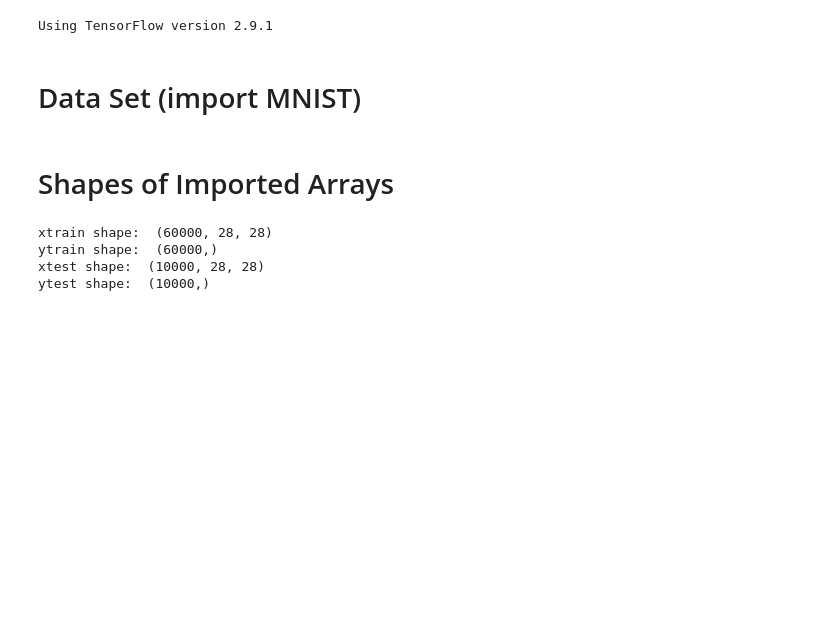
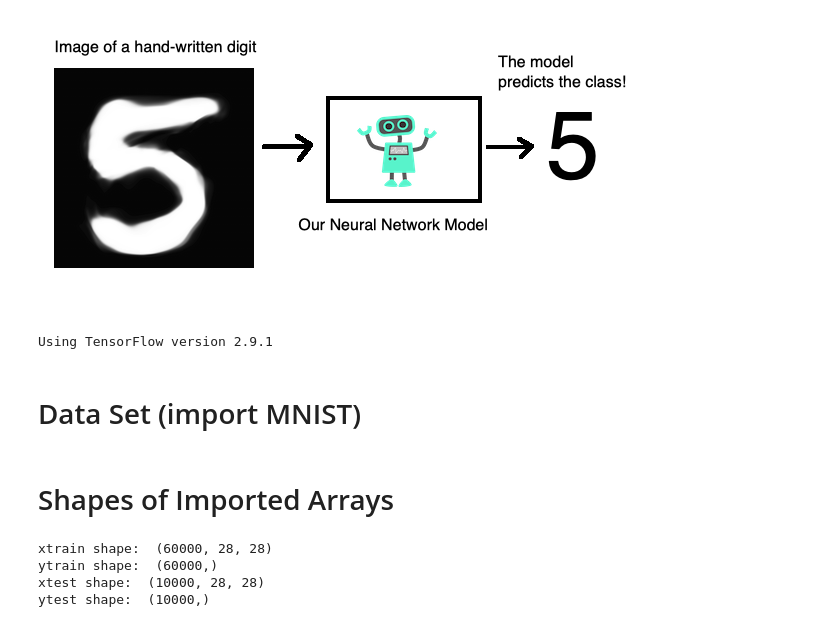
Before and after one commit to jabedkhanjb/Basic-Image-Classification-, a Jupyter notebook: Basic Image Classification.ipynb, the cells around one changed output. Saved outputs shown, nothing was run; the diff lists cells and outputs as text; code cells hidden in the pictures; blank space fills up the shorter version.

```diff
--- a/Basic Image Classification.ipynb
+++ b/Basic Image Classification.ipynb
@@ -1,3 +1,8 @@
+# %%
+from IPython.display import Image
+Image("image/1_1.png")
+# %% [output]
+[figure, added]
 # %%
 import tensorflow as tf
 
```
Also changed, not shown: parts of 8 cells of this notebook.
